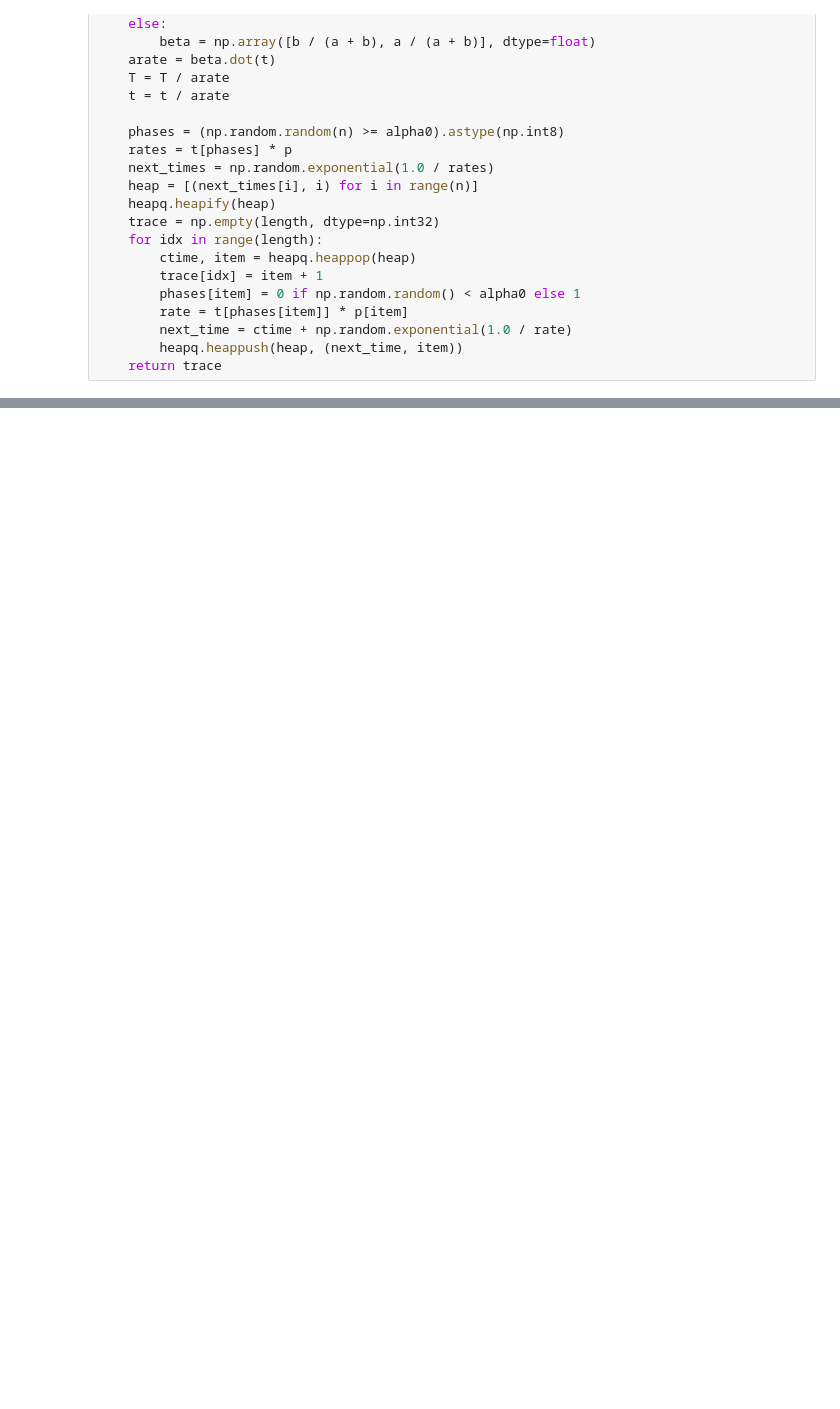
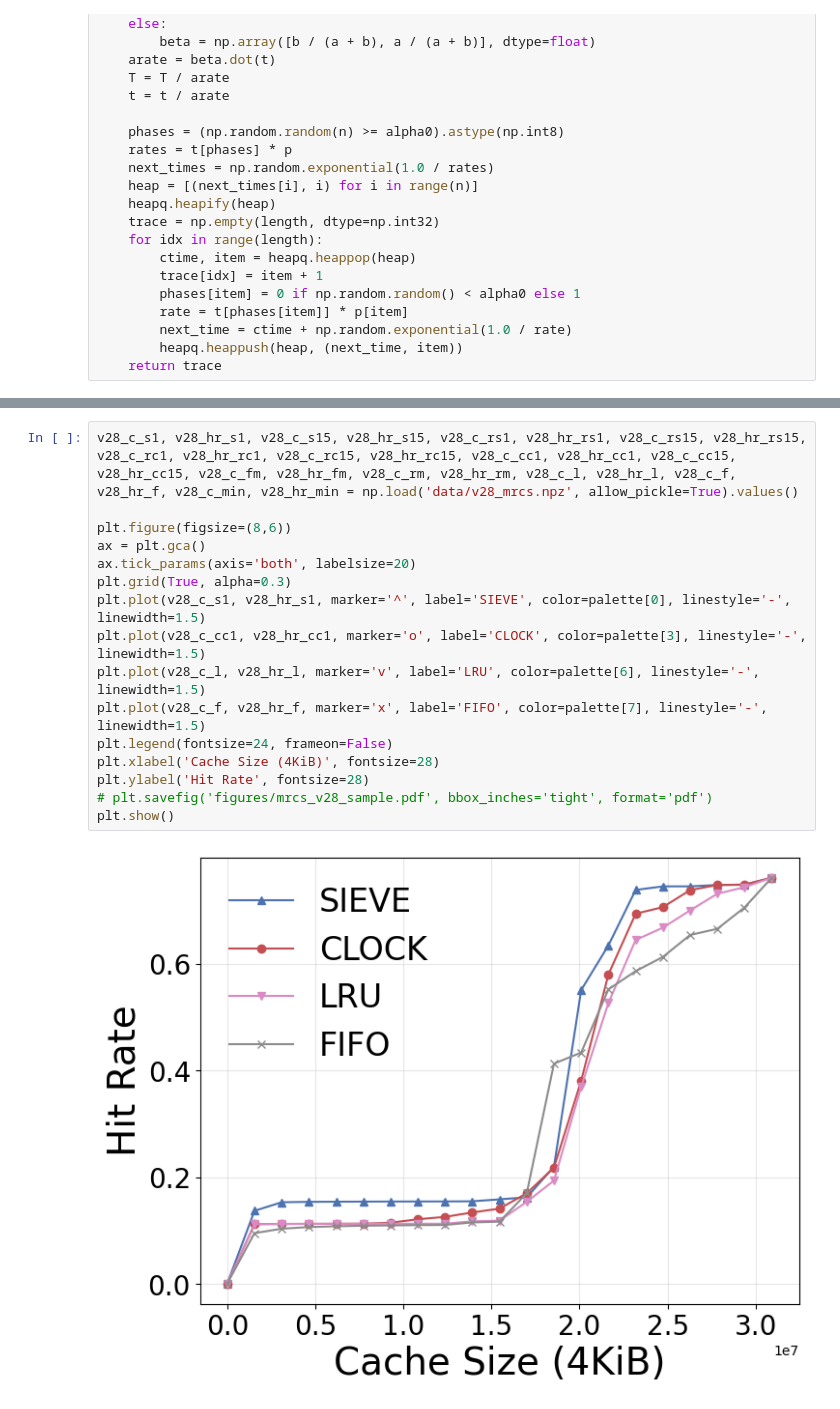
Before and after one commit to Effygal/cache-modeling, a Jupyter notebook: ran-clock.ipynb, the cells around one changed output, grey strips where cells are left out. Drawn from its saved outputs; the diff is of its cells as text; blank space fills up the shorter version.

```diff
--- a/ran-clock.ipynb
+++ b/ran-clock.ipynb
@@ -504,0 +1237,18 @@ df_err.to_csv("maes.csv", index=False)
+# %%
+v28_c_s1, v28_hr_s1, v28_c_s15, v28_hr_s15, v28_c_rs1, v28_hr_rs1, v28_c_rs15, v28_hr_rs15, v28_c_rc1, v28_hr_rc1, v28_c_rc15, v28_hr_rc15, v28_c_cc1, v28_hr_cc1, v28_c_cc15, v28_hr_cc15, v28_c_fm, v28_hr_fm, v28_c_rm, v28_hr_rm, v28_c_l, v28_hr_l, v28_c_f, v28_hr_f, v28_c_min, v28_hr_min = np.load('data/v28_mrcs.npz', allow_pickle=True).values()
+
+plt.figure(figsize=(8,6))
+ax = plt.gca()
+ax.tick_params(axis='both', labelsize=20)
+plt.grid(True, alpha=0.3)
+plt.plot(v28_c_s1, v28_hr_s1, marker='^', label='SIEVE', color=palette[0], linestyle='-', linewidth=1.5)
+plt.plot(v28_c_cc1, v28_hr_cc1, marker='o', label='CLOCK', color=palette[3], linestyle='-', linewidth=1.5)
+plt.plot(v28_c_l, v28_hr_l, marker='v', label='LRU', color=palette[6], linestyle='-', linewidth=1.5)
+plt.plot(v28_c_f, v28_hr_f, marker='x', label='FIFO', color=palette[7], linestyle='-', linewidth=1.5)
+plt.legend(fontsize=24, frameon=False)
+plt.xlabel('Cache Size (4KiB)', fontsize=28)
+plt.ylabel('Hit Rate', fontsize=28)
+# plt.savefig('figures/mrcs_v28_sample.pdf', bbox_inches='tight', format='pdf')
+plt.show()
+# %% [output]
+[figure, added]
```
Also changed, not shown: parts of 22 cells of this notebook, 4 other files.
